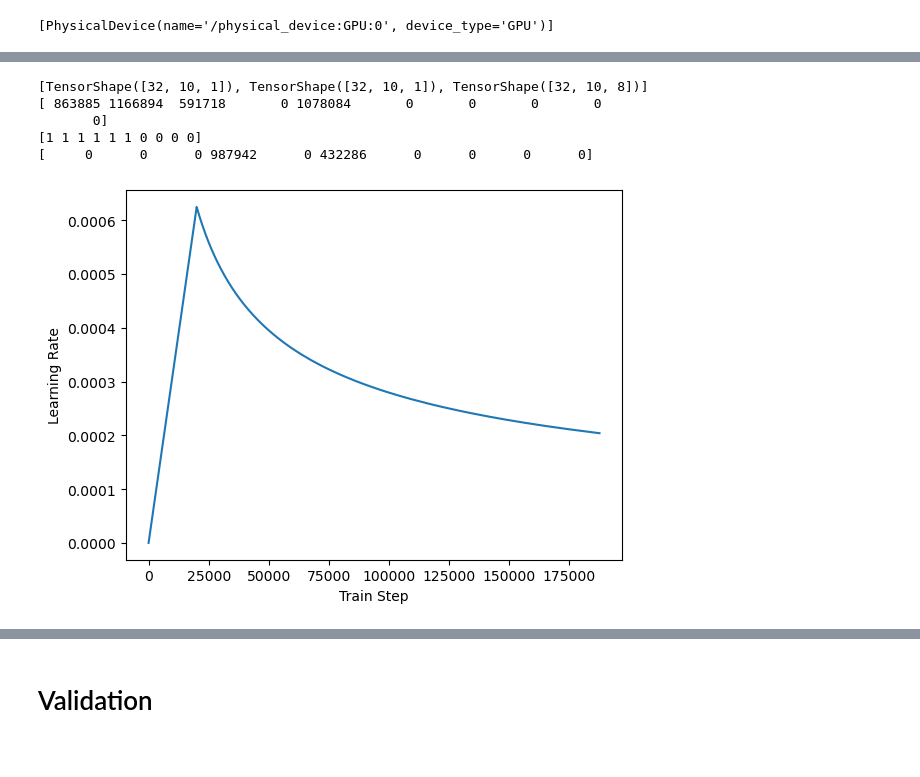
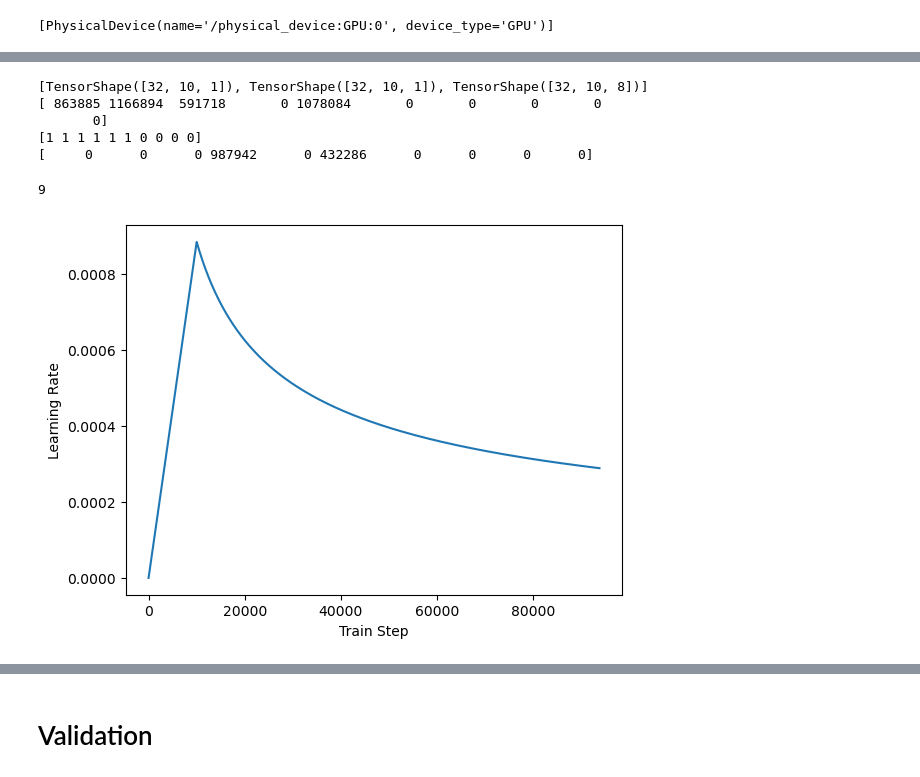
Before and after one commit to EnricRovira/025_Kaggle-OTTO-Recsys-2022, a Jupyter notebook: 1_Scripts/1_Model_v0.4.ipynb, the cells around one changed output, grey strips where cells are left out. Cells and saved outputs as stored; diff of their text form; code cells hidden in the pictures.

```diff
--- a/1_Scripts/1_Model_v0.4.ipynb
+++ b/1_Scripts/1_Model_v0.4.ipynb
@@ -321,12 +323,16 @@ print(seq_items[idx].numpy().flatten())
 print(seq_type[idx].numpy().flatten())
 print(target[idx].numpy().flatten())
 # print(type_target[idx].numpy().flatten())
+
+del features, target, seq_items, seq_type, seq_time
+gc.collect()
 # %% [output]
 [TensorShape([32, 10, 1]), TensorShape([32, 10, 1]), TensorShape([32, 10, 8])]
 [ 863885 1166894  591718       0 1078084       0       0       0       0
        0]
 [1 1 1 1 1 1 0 0 0 0]
 [     0      0      0 987942      0 432286      0      0      0      0]
+9
 # %%
 class EmbeddingTransposed(tf.keras.layers.Layer):
     def __init__(self, tied_to=None, activation=None, **kwargs):
@@ -535,13 +541,13 @@ def create_folder_with_version(base_name, checkpoint_path):
         os.mkdir(checkpoint_path)
         return base_name
 # %%
-tmp_lr = CustomSchedule(128, 20_000, weight_decay=None)
-plt.plot(tmp_lr(tf.range(12_000_000 // 64, dtype=tf.float32)))
+tmp_lr = CustomSchedule(128, 10_000, weight_decay=None)
+plt.plot(tmp_lr(tf.range(12_000_000 // (32 * 4), dtype=tf.float32)))
 plt.ylabel('Learning Rate')
 plt.xlabel('Train Step')
 plt.show();
 # %% [output]
-[figure, old version]
+[figure, new version]
 # %%
 ####################################################
 
```
Also changed, not shown: parts of 4 cells of this notebook.
